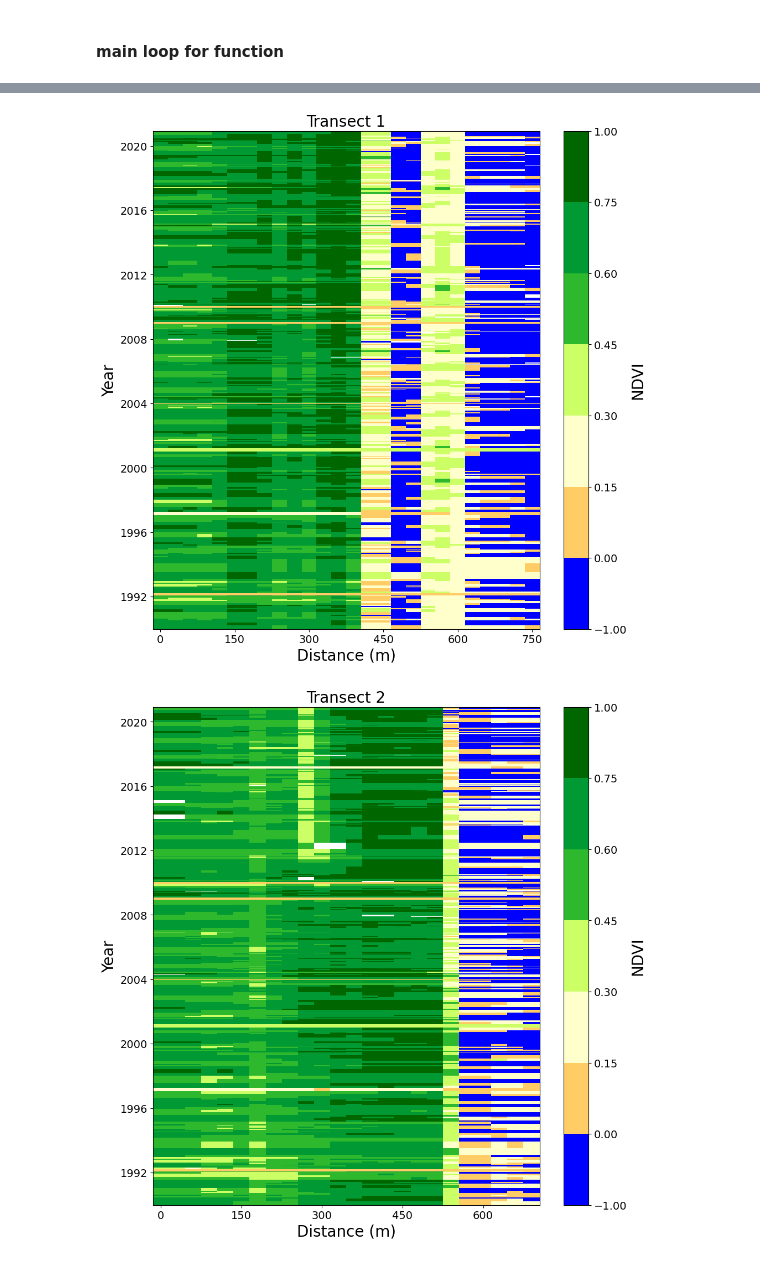
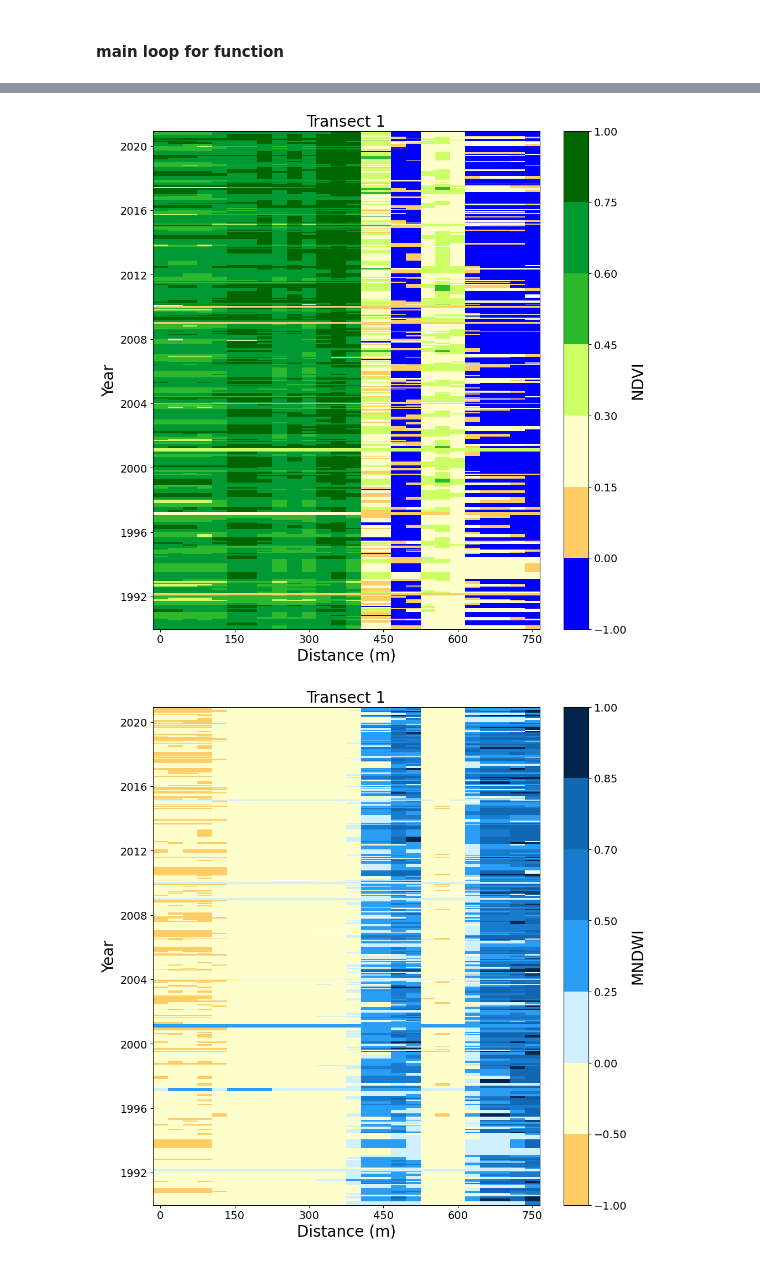
Before and after one commit to christopherowers/DP_KNP, a Jupyter notebook: Hovmoller_loop.ipynb, the cells around one changed output, grey strips where cells are left out. Cells and saved outputs as stored; diff of their text form; code cells hidden in the pictures.

Commit message:
working with NDVI and MNDWI as expected

```diff
--- a/Hovmoller_loop.ipynb
+++ b/Hovmoller_loop.ipynb
@@ -44,10 +45,11 @@ end_of_epoch =  '2020-12-31'
 query = {'time': (start_of_epoch, end_of_epoch)}
 
 # select index from https://docs.dea.ga.gov.au/notebooks/Tools/gen/dea_tools.bandindices/#dea_tools.bandindices.calculate_indices
-index_selection = 'NDVI'
+# TODO: code below only works for index = ['NDVI', 'MNDWI'] - this should be way better and allow for any index but ran out of time
+indices = ['NDVI', 'MNDWI']
 
 # select range of transects to run
-transects_selection = transects.loc[(transects['Transect_N'] >= 1) & (transects['Transect_N'] <= 10)]
+transects_selection = transects.loc[(transects['Transect_N'] >= 1) & (transects['Transect_N'] <= 1)]
 transects_selection
 # %% [output]
 |  | Id | Transect_N | geometry |
@@ -84,7 +77,7 @@ for index, row in transects_selection.iterrows():
 
     ds = load_ard(dc=dc,
               products=['ga_ls5t_ard_3', 'ga_ls7e_ard_3', 'ga_ls8c_ard_3'],
-              measurements=['nbart_red', 'nbart_nir'],
+              measurements=['nbart_green', 'nbart_red', 'nbart_nir', 'nbart_swir_1'],
               # measurements=['nbart_blue', 'nbart_green', 'nbart_red', 'nbart_nir', 'nbart_swir_1', 'nbart_swir_2'],
               min_gooddata=0.99,
               output_crs='EPSG:3577',
@@ -96,13 +89,17 @@ for index, row in transects_selection.iterrows():
 
 
     # output raw data
-    output_filename = './output/Transect' + str(row['Transect_N']) + '_' + start_of_epoch.split('-')[0] + '_' + end_of_epoch.split('-')[0] + '_Landsat_red_nir.nc'
+    output_filename = './output/Transect' + str(row['Transect_N']) + '_' + start_of_epoch.split('-')[0] + '_' + end_of_epoch.split('-')[0] + '_Landsat_GreenRedNIRSWIR1.nc'
 
     # Check if the file exists and remove it
     if os.path.exists(output_filename):
         os.remove(output_filename)
 
     write_dataset_to_netcdf(ds, output_filename)
+
+
+    #### FIRST INDEX - NDVI #####
+    index_selection = indices[0]
 
     # generate index
     ds_index = calculate_indices(ds,
@@ -184,4 +181,88 @@ for index, row in transects_selection.iterrows():
                 start_of_epoch.split('-')[0] + '_' + end_of_epoch.split('-')[0] + '_' + index_selection + '.png',
                 bbox_inches='tight', dpi=300)
     # plt.show()
+
+
+    #### SECOND INDEX - MNDWI #####
+    index_selection = indices[1]
+
+    # generate index
+    ds_index = calculate_indices(ds,
+                           index=index_selection,
+                           collection='ga_ls_3',
+                           drop=True,
+                           inplace=False)
+
+    ds_index = ds_index[index_selection]
+
+    # get geometry for pd and plotting
+    crs_wkt = ds.crs
+    geom_w = warp_geometry(geom, transects_selection.crs, crs_wkt)
+
+    # multiple distance by pixel resolution (Landsat)
+    dist = [i for i in range(0, int(geom_w.length), 30)]
+    points = list(zip(*[geom_w.interpolate(d).coords[0] for d in dist]))
+
+    # get dims as array
+    y_dim = np.asarray(points[1])
+    x_dim = np.asarray(points[0])
+
+    # select data for plot
+    hov_data = ds_index.sel(x=xr.DataArray(x_dim, dims='distance'),
+                            y=xr.DataArray(y_dim, dims='distance'),
+                            method='nearest')
+
+    # Convert DataArray to DataFrame
+    df = hov_data.to_dataframe(name='value').reset_index()
+
+    # Pivot the DataFrame
+    df_pivoted = df.pivot(index='time', columns='distance', values='value')
+    # make column headings into meters (* 30)
+    df_pivoted.columns = (df_pivoted.columns.astype(int) * 30).astype(str)
+
+    # for saving, add in easier to read column for time
+    df_pivoted.insert(0, 'day_month_year', df_pivoted.index.strftime('%d-%m-%Y'))
+
+    # save as csv
+    df_pivoted.to_csv('./output/Transect' + str(row['Transect_N']) + '_' +
+                      start_of_epoch.split('-')[0] + '_' + end_of_epoch.split('-')[0] + '_' + index_selection + '.csv',
+                      index=False)
+
+
+    # Generate the figure
+    # This controls the colour map used for plotting index
+    mndwi_cmap = mpl.colors.ListedColormap(['#ffcc66','#ffffcc', '#d0efff','#2a9df4' , '#187bcd' , '#1167b1', '#03254c'])
+    mndwi_bounds = [-1, -0.5, 0, 0.25, 0.5, 0.7, 0.85, 1] # KR MNDWI breaks
+    mndwi_norm = mpl.colors.BoundaryNorm(mndwi_bounds, mndwi_cmap.N, clip=True)
+
+    fig = plt.figure(figsize=(11.27,11.69))
+
+    ax = hov_data.plot(x='distance', y='time', yincrease = True, cmap = mndwi_cmap, norm = mndwi_norm, vmin=-1, vmax =1)
+
+    # Function to modify x-axis tick labels by multiplying by 30 (from pixels to distance (m))
+    def multiply_by_30(value, pos):
+        return int(value * 30)
+
+    # Apply the custom function to the x-axis tick labels
+    plt.gca().xaxis.set_major_formatter(plt.FuncFormatter(multiply_by_30))
+
+    # Remove color bar (to reset so we can customise)
+    ax.colorbar.remove()
+    # Add color bar with adjusted font size
+    color_bar = plt.colorbar(ax, orientation='vertical')
+    color_bar.ax.tick_params(labelsize=14)  # Adjust the font size as needed
+    color_bar.set_label(index_selection, fontsize=20)  # Adjust the font size as needed
+
+    plt.xlabel('Distance (m)', fontsize ='20')
+    plt.ylabel('Year', fontsize ='20')
+    plt.xticks(fontsize=14)
+    plt.yticks(fontsize=14)
+
+    plt.title('Transect ' + str(row['Transect_N']), loc='center', fontsize=20) # '' removes the 'spatial_ref = 3577' default
+
+    # save out
+    plt.savefig('./output/Transect' + str(row['Transect_N']) + '_' +
+                start_of_epoch.split('-')[0] + '_' + end_of_epoch.split('-')[0] + '_' + index_selection + '.png',
+                bbox_inches='tight', dpi=300)
+    # plt.show()
 # %% [output]
@@ -211,2 +280,2 @@ Dropping bands ['nbart_red', 'nbart_nir']
 [figure]
-[figure, old version]
+[figure, new version]
```
Also changed, not shown: parts of 4 cells of this notebook.
